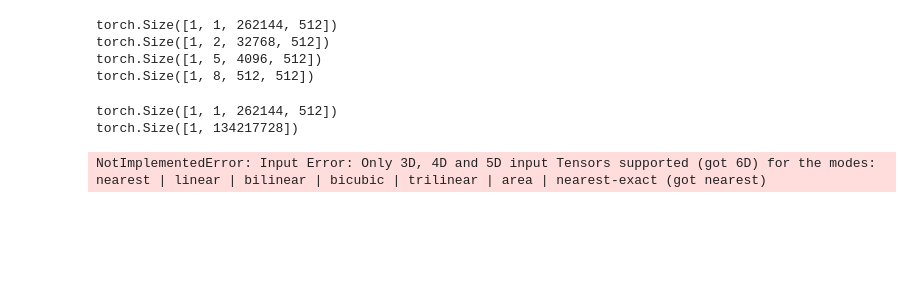
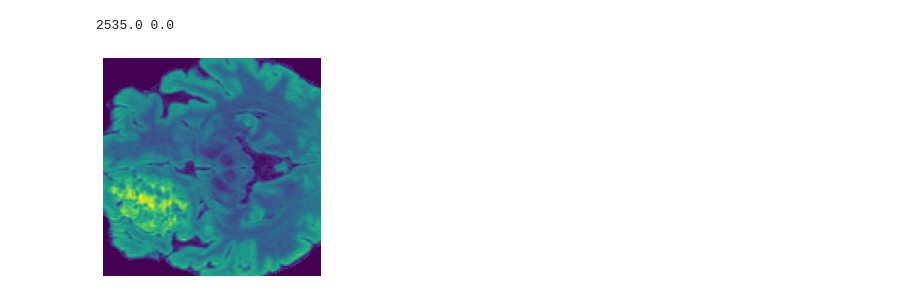
Before and after one commit to itruonghai/Thesis, a Jupyter notebook: visualize.ipynb, the cells around one changed output. Drawn from its saved outputs; the diff is of its cells as text; code cells hidden in the pictures; blank space fills up the shorter version.

```diff
--- a/visualize.ipynb
+++ b/visualize.ipynb
@@ -106,27 +72,11 @@ torch.Size([1, 3, 128, 128, 128]) 4
-# %%
-for x in attn:
-    print(x.shape)
-# %% [output]
-torch.Size([1, 1, 262144, 512])
-torch.Size([1, 2, 32768, 512])
-torch.Size([1, 5, 4096, 512])
-torch.Size([1, 8, 512, 512])
-# %%
-attentions = attn[0]
-nh = attentions.shape[1] # number of head
-print(attentions.shape)
-# we keep only the output patch attention
-attentions = attentions[0, :, :, :].reshape(nh, -1)
-print(attentions.shape)
-# %% [output]
-torch.Size([1, 1, 262144, 512])
-torch.Size([1, 134217728])
-# %%
-import torch.nn as nn
-attentions = attentions.reshape(nh, 64, 64, 64, 512)
-attentions = nn.functional.interpolate(attentions.unsqueeze(0), scale_factor=2, mode="nearest")[0].cpu().numpy()
-
-# save attentions heatmaps
-print(attentions.shape)
-# %% [output]
-NotImplementedError: Input Error: Only 3D, 4D and 5D input Tensors supported (got 6D) for the modes: nearest | linear | bilinear | bicubic | trilinear | area | nearest-exact (got nearest)
+# %%
+import matplotlib.pyplot as plt
+import cv2
+img = val_ds[0]['image'][3, :, :, 50]
+print(img.max(), img.min())
+plt.imshow(img)
+plt.axis('off')
+plt.savefig('foo.png', bbox_inches='tight', pad_inches=0)
+# %% [output]
+2535.0 0.0
+[figure, added]
```
Also changed, not shown: parts of 5 cells of this notebook, 17 other files.
